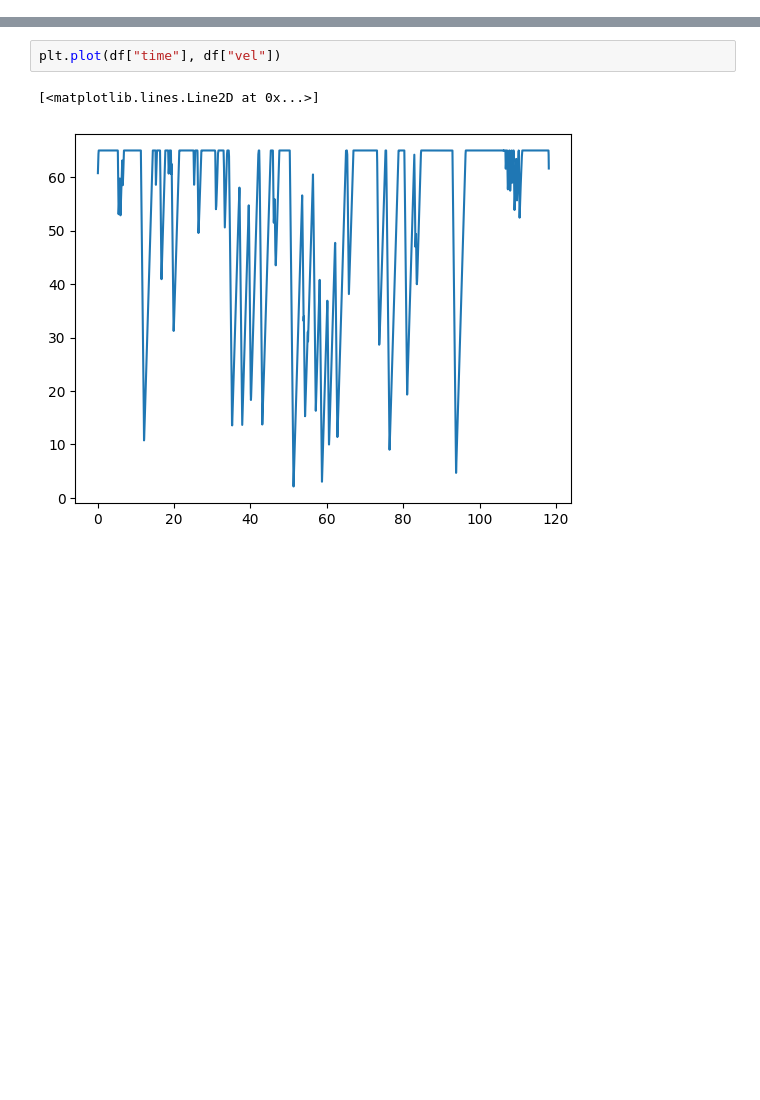
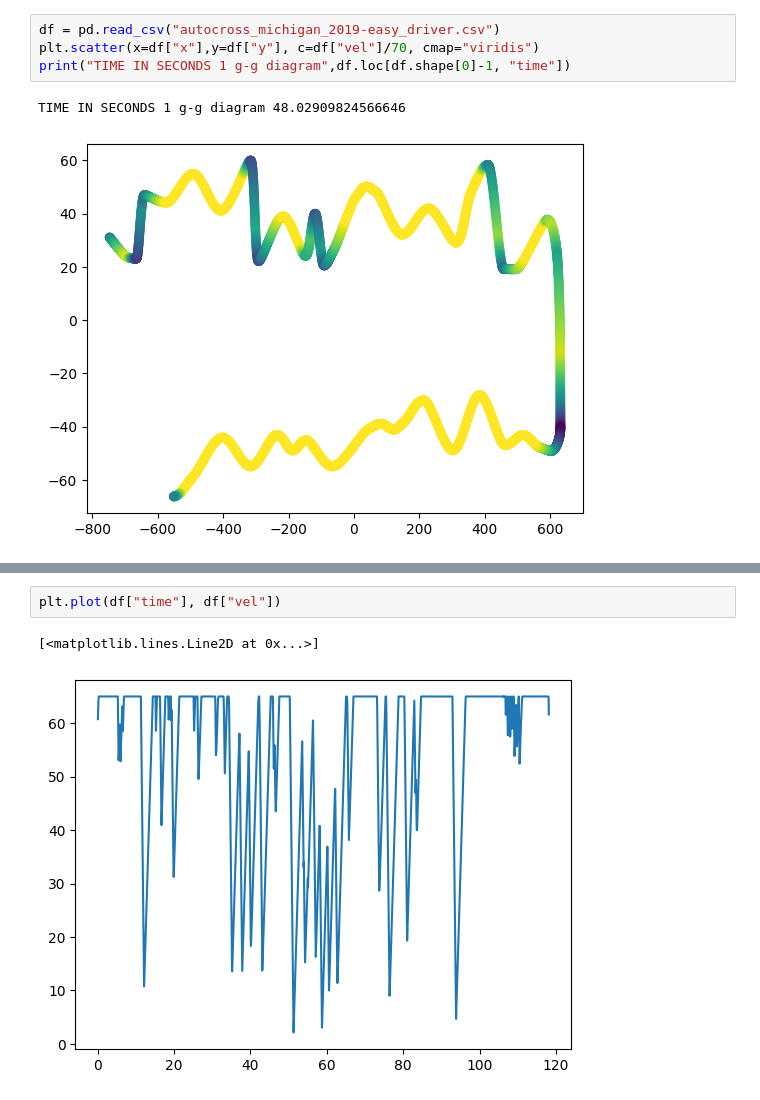
Before and after one commit to LonghornRacingElectric/jomama_lapsim, a Jupyter notebook: results/lapsim_analysis.ipynb, the cells around one changed output, grey strips where cells are left out. Drawn from its saved outputs; the diff is of its cells as text; blank space fills up the shorter version.

```diff
--- a/results/lapsim_analysis.ipynb
+++ b/results/lapsim_analysis.ipynb
@@ -13,6 +13,13 @@ print("TIME IN SECONDS 1 g-g diagram",df.loc[df.shape[0]-1, "time"])
 # %% [output]
 TIME IN SECONDS 1 g-g diagram 118.10717590829508
 [figure]
+# %%
+df = pd.read_csv("autocross_michigan_2019-easy_driver.csv")
+plt.scatter(x=df["x"],y=df["y"], c=df["vel"]/70, cmap="viridis")
+print("TIME IN SECONDS 1 g-g diagram",df.loc[df.shape[0]-1, "time"])
+# %% [output]
+TIME IN SECONDS 1 g-g diagram 48.02909824566646
+[figure, added]
 # %%
 plt.plot(df["pos"], df["vel"])
 plt.grid()
```
Also changed, not shown: parts of 2 cells of this notebook, 6 other files.
